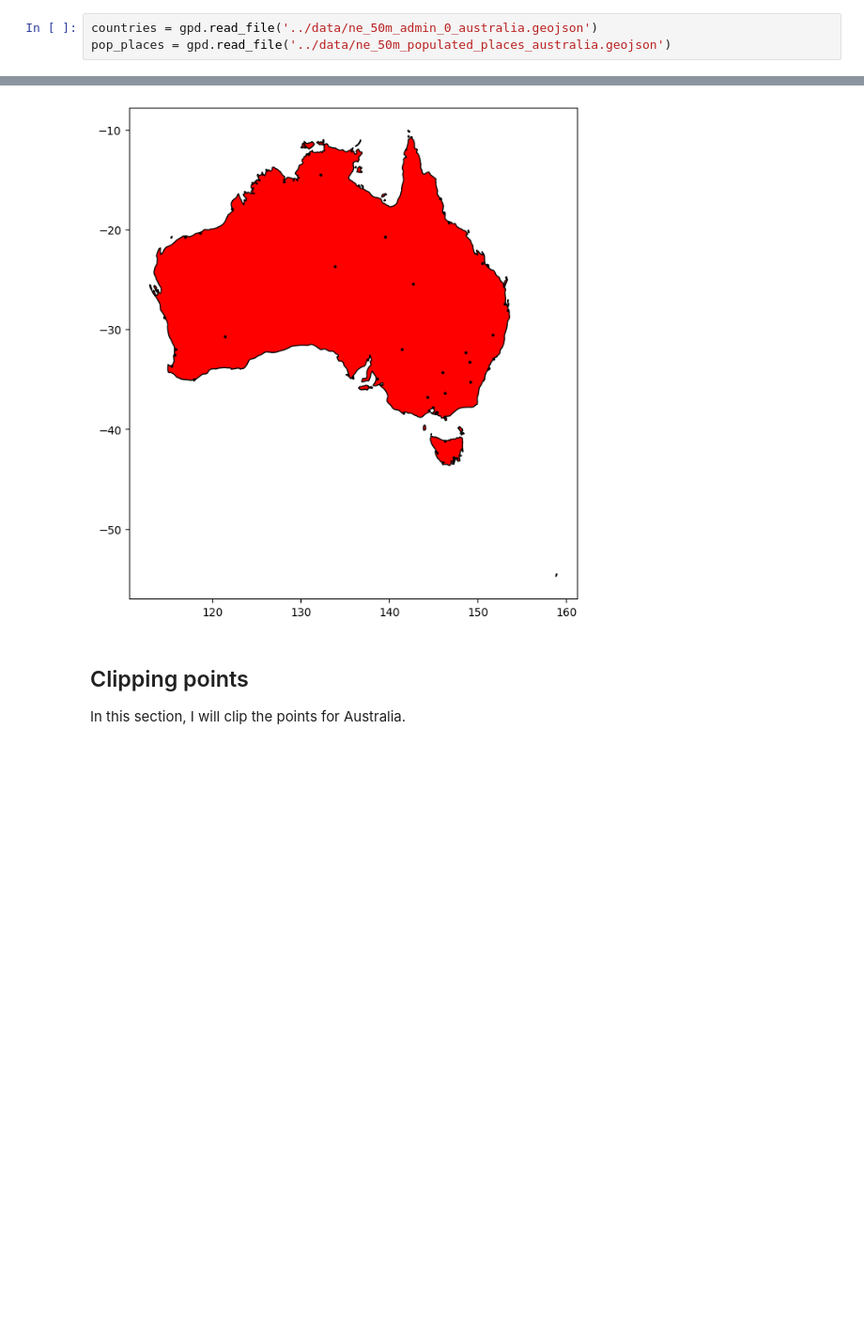
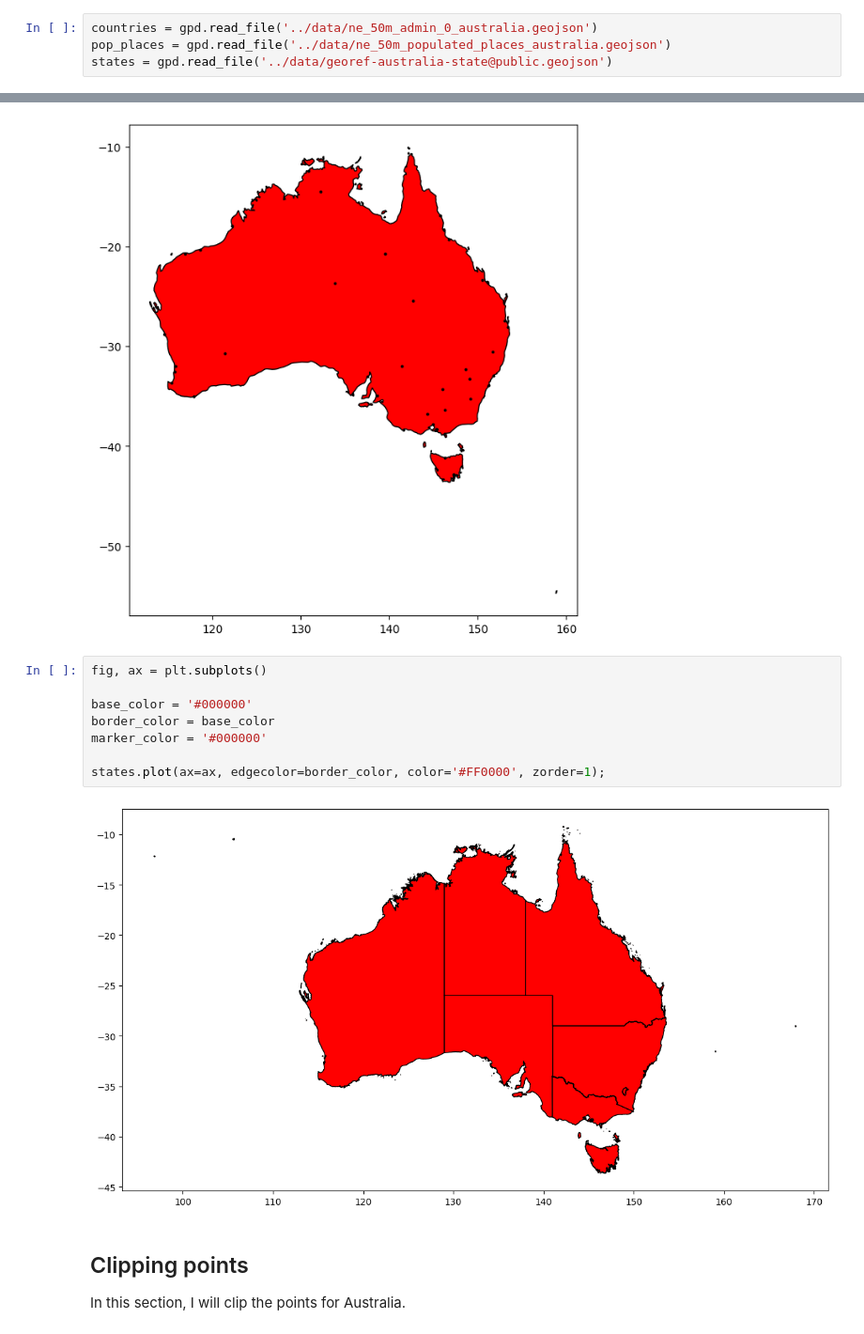
Before and after one commit to MarkM2000/Final-Project-MAP674, a Jupyter notebook: assignment/Natural-Gas-Sydney-Suburbs.ipynb, the cells around one changed output, grey strips where cells are left out. Shown at 94% size. Saved outputs shown, nothing was run; the diff lists cells and outputs as text; blank space fills up the shorter version.

Commit message:
testing out states
testing states using the new file from https://data.opendatasoft.com/explore/dataset/georef-australia-state%40public/export/?flg=en-us&disjunctive.ste_code&disjunctive.ste_name

```diff
--- a/assignment/Natural-Gas-Sydney-Suburbs.ipynb
+++ b/assignment/Natural-Gas-Sydney-Suburbs.ipynb
@@ -32,6 +32,7 @@ In this section, I will be importing data to clip the points for Australia. Thes
 # %%
 countries = gpd.read_file('../data/ne_50m_admin_0_australia.geojson')
 pop_places = gpd.read_file('../data/ne_50m_populated_places_australia.geojson')
+states = gpd.read_file('../data/georef-australia-state@public.geojson')
 # %%
 # change default figsize
 plt.rcParams['figure.figsize'] = (14, 8)
@@ -46,6 +47,16 @@ countries.plot(ax=ax, edgecolor=border_color, color='#FF0000', zorder=1);
 pop_places.plot(ax=ax, color=marker_color, markersize=3, zorder=2);
 # %% [output]
 [figure]
+# %%
+fig, ax = plt.subplots()
+
+base_color = '#000000'
+border_color = base_color
+marker_color = '#000000'
+
+states.plot(ax=ax, edgecolor=border_color, color='#FF0000', zorder=1);
+# %% [output]
+[figure, added]
 # %% [markdown]
 ## Clipping points
 In this section, I will clip the points for Australia.
```
